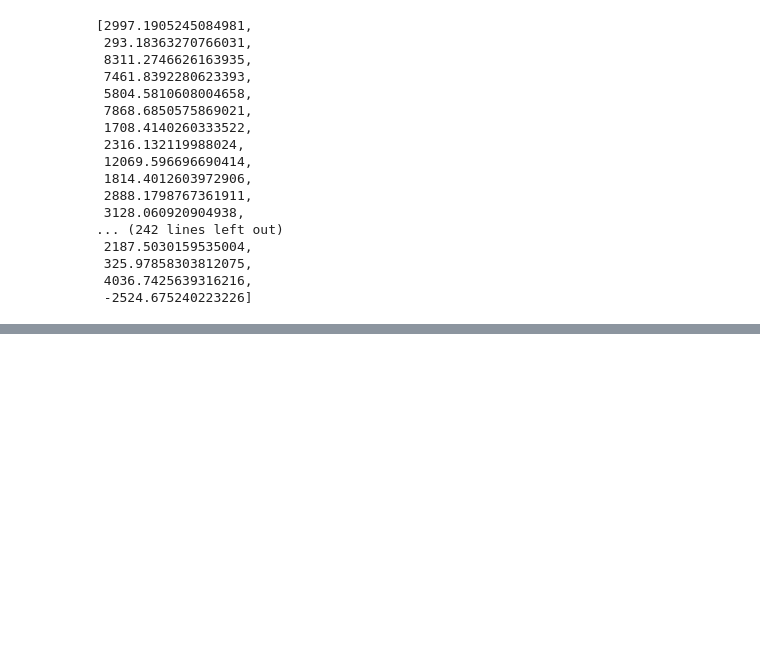
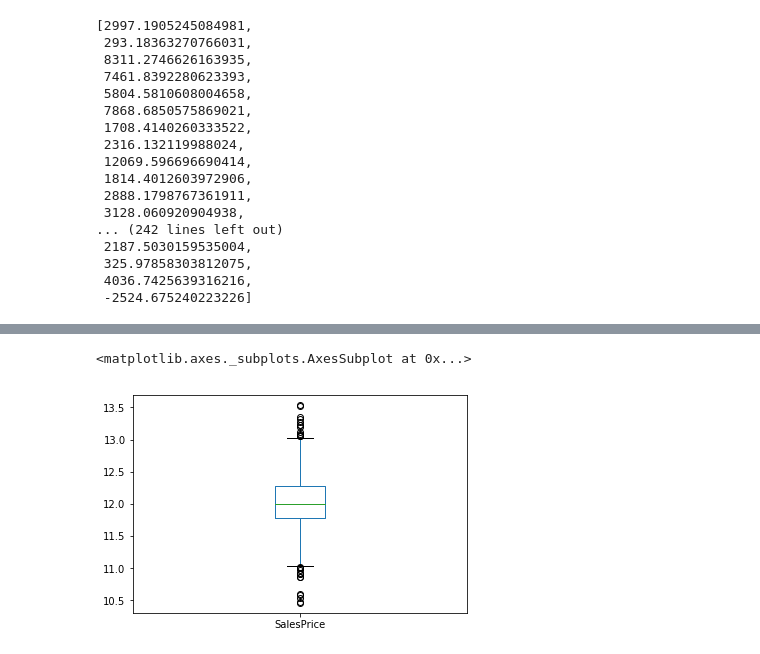
Before and after one commit to Akhileshkudla/demos, a Jupyter notebook: Day 2 - 01 Exercise - Kaggle house price prediction .ipynb, the cells around one changed output, grey strips where cells are left out. Drawn from its saved outputs; the diff is of its cells as text; code cells hidden in the pictures; blank space fills up the shorter version.

```diff
--- a/Day 2 - 01 Exercise - Kaggle house price prediction .ipynb
+++ b/Day 2 - 01 Exercise - Kaggle house price prediction .ipynb
@@ -237,0 +296,5 @@ Wall time: 107 ms
+# %%
+np.log(y).plot.box()
+# %% [output]
+<matplotlib.axes._subplots.AxesSubplot at 0x...>
+[figure, added]
```
Also changed, not shown: parts of 8 cells of this notebook.
